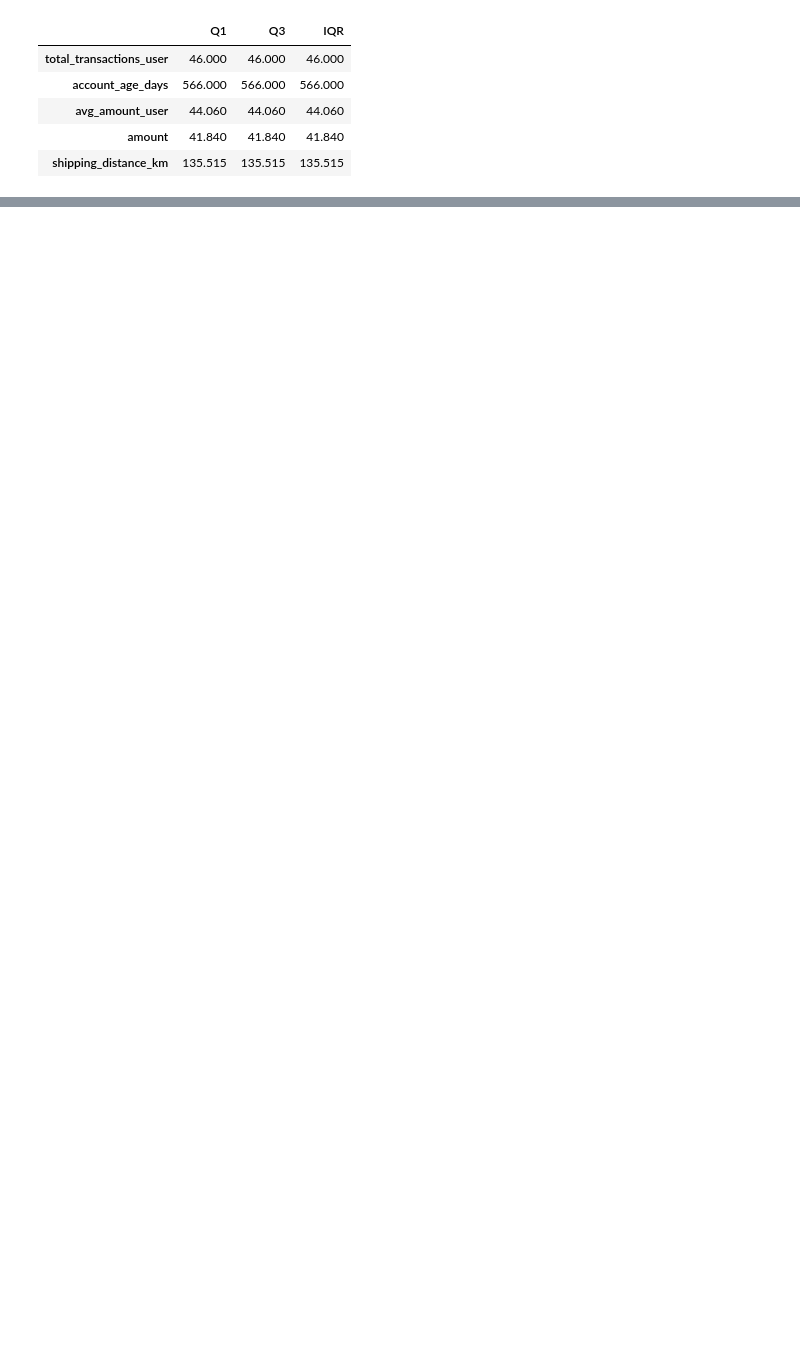
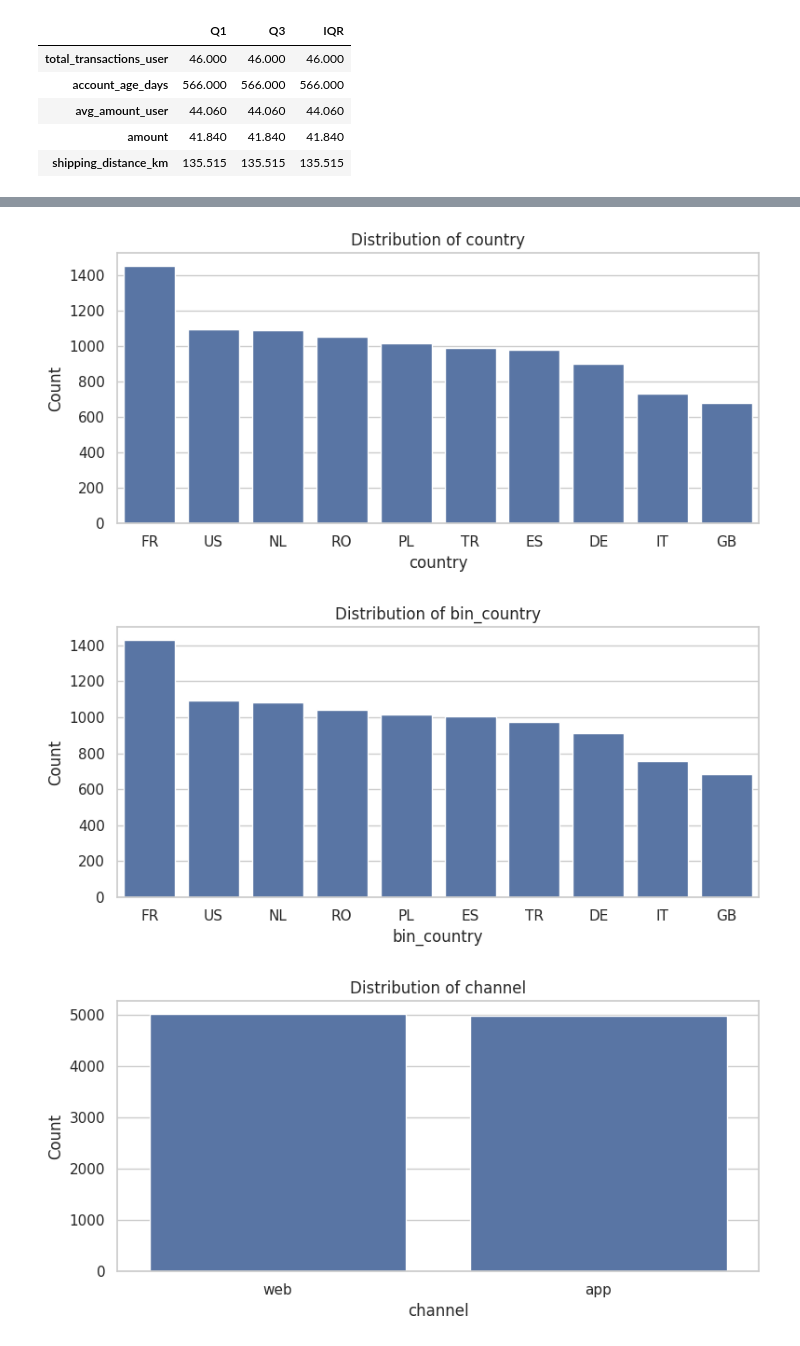
Before and after one commit to nabilavlnk/ML_Fraud_Detection_ECommerce, a Jupyter notebook: eda.ipynb, the cells around one changed output, grey strips where cells are left out. Cells and saved outputs as stored; diff of their text form; code cells hidden in the pictures; blank space fills up the shorter version.

```diff
--- a/eda.ipynb
+++ b/eda.ipynb
@@ -257,0 +310,16 @@ iqr_summary
+# %%
+categorical_cols = [
+    "country",
+    "bin_country",
+    "channel",
+    "merchant_category",
+    "promo_used",
+    "avs_match",
+    "cvv_result",
+    "three_ds_flag"
+]
+# %%
+# frequency
+for col in categorical_cols:
+    display(df[col].value_counts(dropna=False))
+    print("\n")
@@ -257,0 +378,6 @@ iqr_summary
+# %%
+# percentage
+for col in categorical_cols:
+    display(
+        (df[col].value_counts(normalize=True, dropna=False) * 100).round(2)
+    )
@@ -257,0 +436,22 @@ iqr_summary
+# %%
+# bar chart
+for col in categorical_cols:
+    plt.figure(figsize=(8,4))
+
+    order = df[col].value_counts().index
+
+    sns.countplot(
+        data = df,
+        x = col,
+        order = order
+    )
+
+    plt.title(f"Distribution of {col}")
+    plt.xlabel(col)
+    plt.ylabel("Count")
+    plt.tight_layout()
+    plt.show()
+# %% [output]
+[figure, added]
+[figure, added]
+[figure, added]
```
Also changed, not shown: parts of 31 cells of this notebook.
